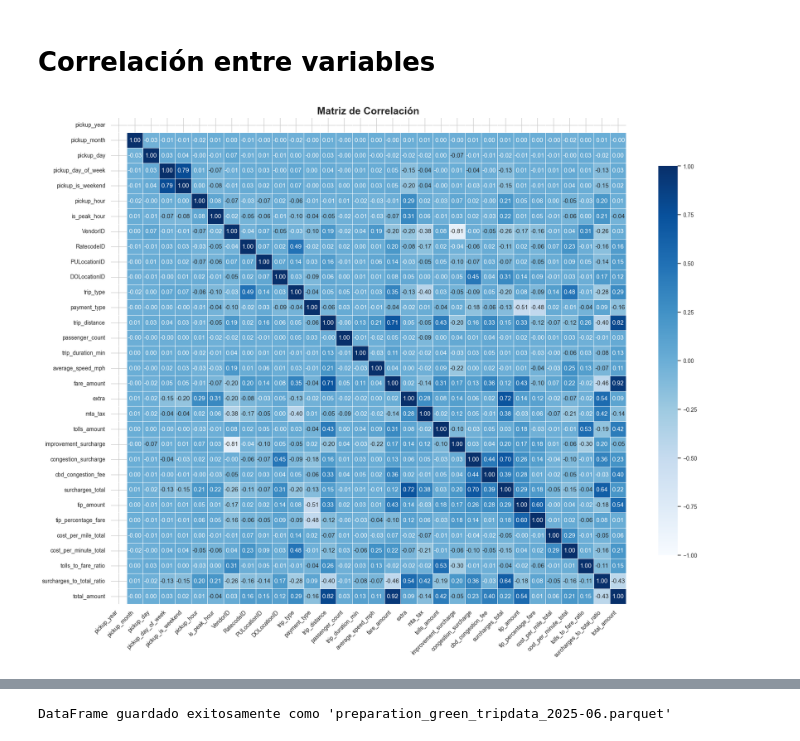
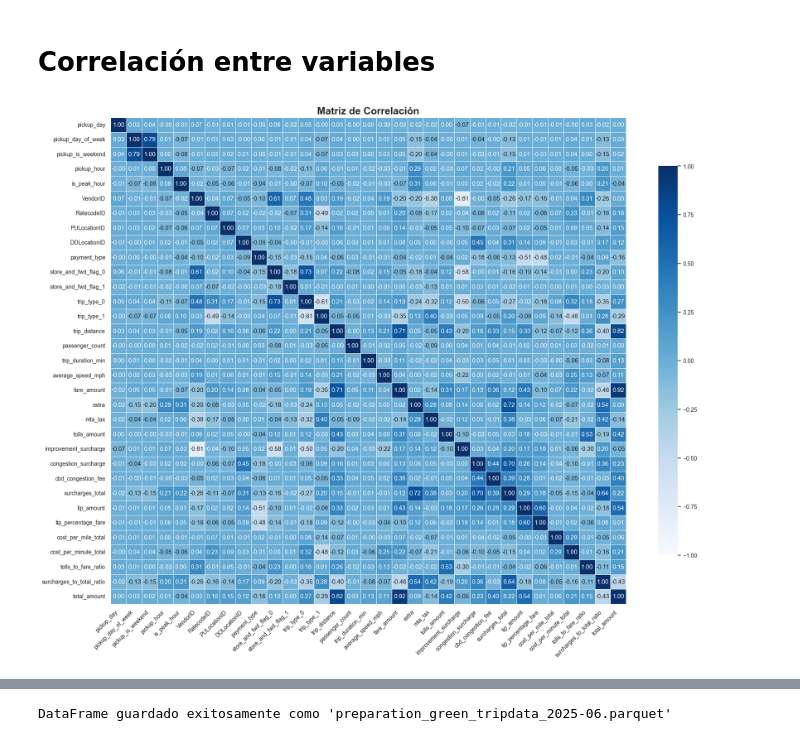
Before and after one commit to secarvallo/MLY0100, a Jupyter notebook: ML-N02/crisp-dm/03_data_preparation.ipynb, the cells around one changed output, grey strips where cells are left out. Drawn from its saved outputs; the diff is of its cells as text; code cells hidden in the pictures.

```diff
--- a/ML-N02/crisp-dm/03_data_preparation.ipynb
+++ b/ML-N02/crisp-dm/03_data_preparation.ipynb
@@ -103,0 +135,7 @@ columnas_a_tratar
+# %%
+# Drop store_and_fwd_flag
+try:
+    df_prep = df_prep.drop(columns=['store_and_fwd_flag'])
+    print("Columna 'store_and_fwd_flag' eliminada.")
+except KeyError:
+    print("Columna 'store_and_fwd_flag' no existe, continuando...")
@@ -680,14 +629,13 @@ memory usage: 10.5 MB
 # %% [markdown]
 ## Características Temporales
 # %%
-# Check if pickup_date already exists, if not create it
+# Create pickup_date column from lpep_pickup_datetime if not already present
 if 'pickup_date' not in df_prep.columns:
-	# Crear una columna de fecha a partir de año, mes y día
-	df_prep['pickup_date'] = pd.to_datetime(df_prep[['pickup_year', 'pickup_month', 'pickup_day']].rename(columns={'pickup_year': 'year', 'pickup_month': 'month', 'pickup_day': 'day'}))
+	df_prep['pickup_date'] = df_prep['lpep_pickup_datetime'].dt.date
 
 # Extraer el día de la semana usando los datos disponibles (only if not already present)
 if 'pickup_day_of_week' not in df_prep.columns:
-	df_prep['pickup_day_of_week'] = df_prep['pickup_date'].dt.dayofweek
+	df_prep['pickup_day_of_week'] = df_prep['lpep_pickup_datetime'].dt.dayofweek
 
 # Extraer día de la semana (método 1 - usando >= 5) (only if not already present)
 if 'pickup_week' not in df_prep.columns:
@@ -774,12 +708,13 @@ df_prep['surcharges_to_total_ratio'] = np.where(
 # Agrupación por dominio semántico
 feature_domains = {
     'temporal_features': [
-        'pickup_date', 'pickup_year','pickup_month', 'pickup_day', 'pickup_day_of_week',
+        'pickup_day', 'pickup_day_of_week',
         'pickup_is_weekend', 'pickup_hour', 'pickup_time_of_day', 'is_peak_hour'
     ],
     'metadata': [
         'VendorID', 'RatecodeID', 'PULocationID', 'DOLocationID',
-        'trip_type', 'store_and_fwd_flag', 'payment_type'
+        'payment_type','store_and_fwd_flag_0',
+        'store_and_fwd_flag_1','trip_type_0','trip_type_1'
     ],
 
     'trip_characteristics': [
@@ -817,23 +908,24 @@ if 'store_and_fwd_flag' in df_final.columns:
+# %%
+df_final = df_minmax.copy()
 # %% [markdown]
 # Correlación entre variables
 # %%
 # Seleccionar columnas numéricas y rellenar valores faltantes
 numeric_cols_for_corr = df_final.select_dtypes(include=[np.number]).columns
-df_prep_for_corr = df_final[numeric_cols_for_corr].fillna(df_final[numeric_cols_for_corr].median())
-
+df_prep_for_corr = df_final[numeric_cols_for_corr].copy()
 # Calcular la matriz de correlación
 corr = df_prep_for_corr.corr()
 
 plt.figure(figsize=(18, 14))
 #sns.heatmap(corr, annot=True,cmap='Blues',fmt=".3f",mask=mask,linewidths=.5,cbar_kws={"shrink": .8},vmin=-1,vmax=1)
 sns.heatmap(corr, annot=True,cmap='Blues',fmt=".2f",linewidths=.5,cbar_kws={"shrink": .8},vmin=-1,vmax=1)
 plt.title("Matriz de Correlación", fontsize=18, fontweight='bold')
 plt.xticks(rotation=45, ha='right')
 plt.yticks(rotation=0)
 plt.tight_layout()
 plt.show()
 # %% [output]
-[figure, old version]
+[figure, new version]
 # %%
 # Seleccionar columnas numéricas y rellenar valores faltantes
 numeric_cols_for_corr = df_final.select_dtypes(include=['float64', 'int32', 'Int32']).columns
```
Also changed, not shown: parts of 27 cells of this notebook, 1 other file.
